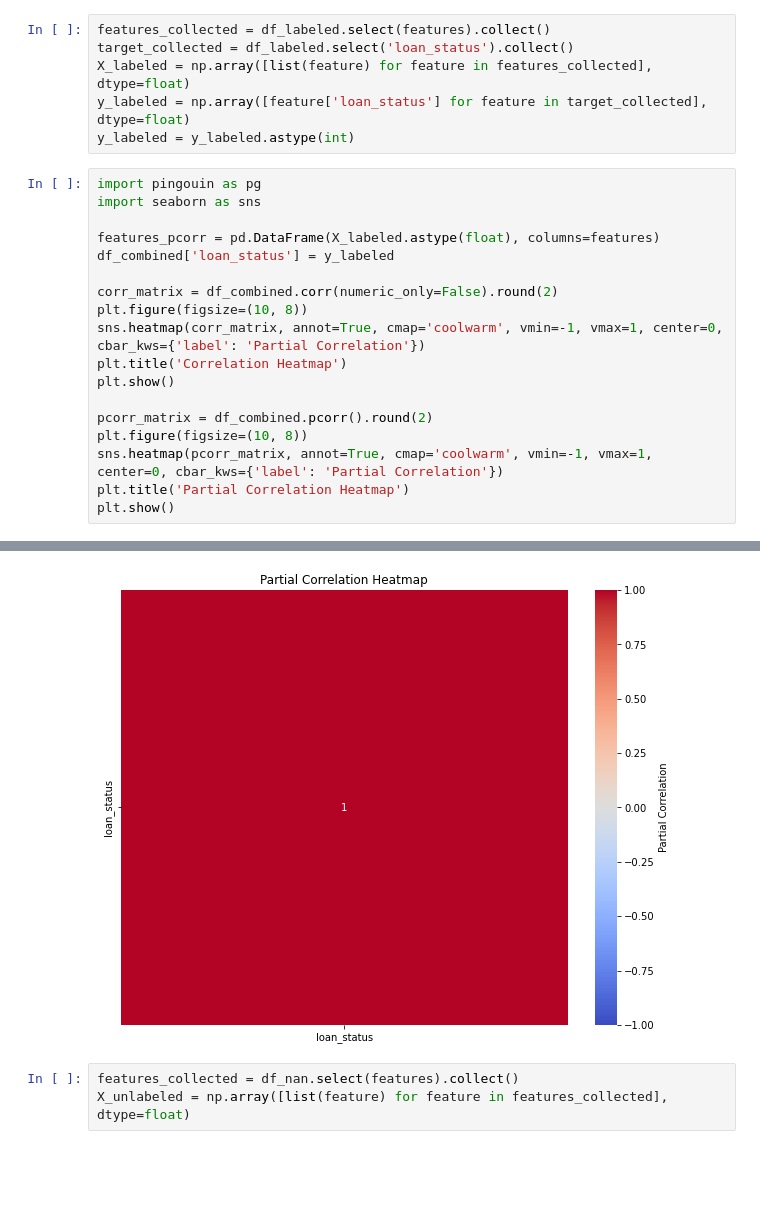
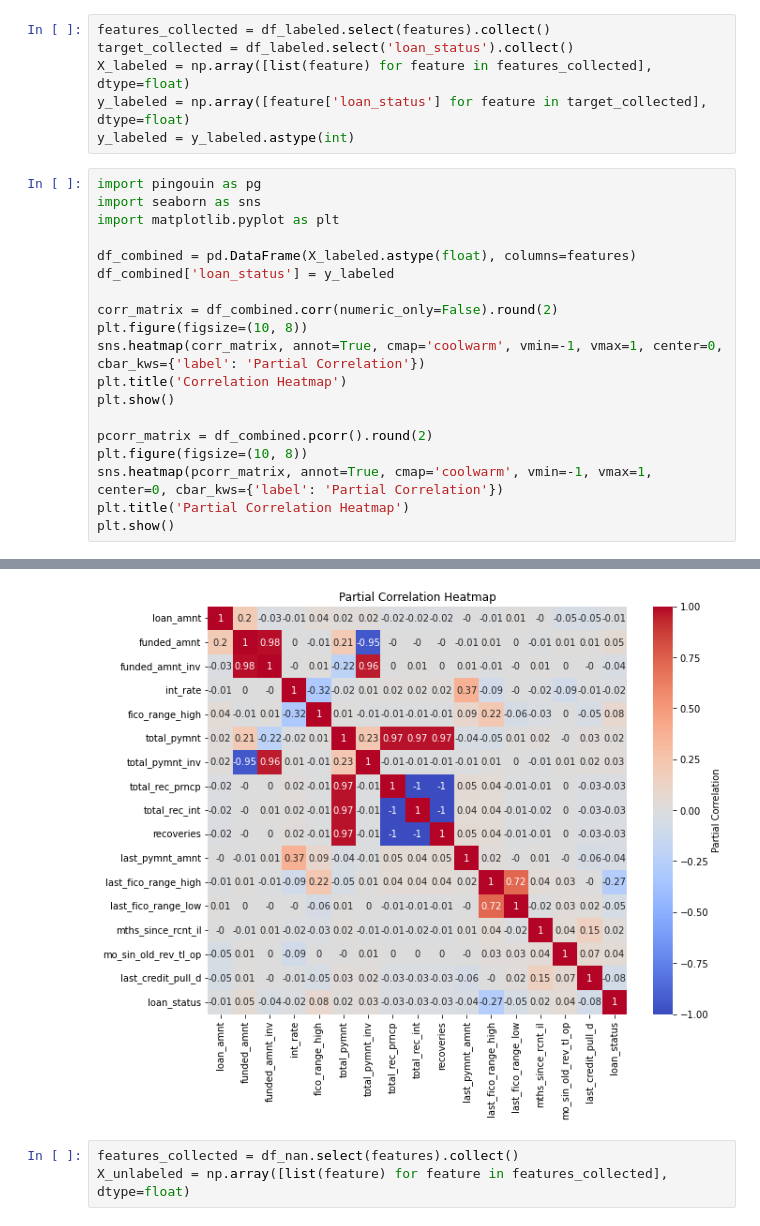
Before and after one commit to yanncauchepin/Kaggle_LendingClub, a Jupyter notebook: yanncauchepin_lendingclub.ipynb, the cells around one changed output, grey strips where cells are left out. Drawn from its saved outputs; the diff is of its cells as text; blank space fills up the shorter version.

```diff
--- a/yanncauchepin_lendingclub.ipynb
+++ b/yanncauchepin_lendingclub.ipynb
@@ -396,24 +414,25 @@ y_labeled = y_labeled.astype(int)
 # %%
 import pingouin as pg
 import seaborn as sns
+import matplotlib.pyplot as plt
 
-features_pcorr = pd.DataFrame(X_labeled.astype(float), columns=features)
+df_combined = pd.DataFrame(X_labeled.astype(float), columns=features)
 df_combined['loan_status'] = y_labeled
 
 corr_matrix = df_combined.corr(numeric_only=False).round(2)
 plt.figure(figsize=(10, 8))
 sns.heatmap(corr_matrix, annot=True, cmap='coolwarm', vmin=-1, vmax=1, center=0, cbar_kws={'label': 'Partial Correlation'})
 plt.title('Correlation Heatmap')
 plt.show()
 
 pcorr_matrix = df_combined.pcorr().round(2)
 plt.figure(figsize=(10, 8))
 sns.heatmap(pcorr_matrix, annot=True, cmap='coolwarm', vmin=-1, vmax=1, center=0, cbar_kws={'label': 'Partial Correlation'})
 plt.title('Partial Correlation Heatmap')
 plt.show()
 # %% [output]
 [figure]
-[figure, old version]
+[figure, new version]
 # %%
 features_collected = df_nan.select(features).collect()
 X_unlabeled = np.array([list(feature) for feature in features_collected], dtype=float)
```
Also changed, not shown: parts of 31 cells of this notebook, 3 other files.
